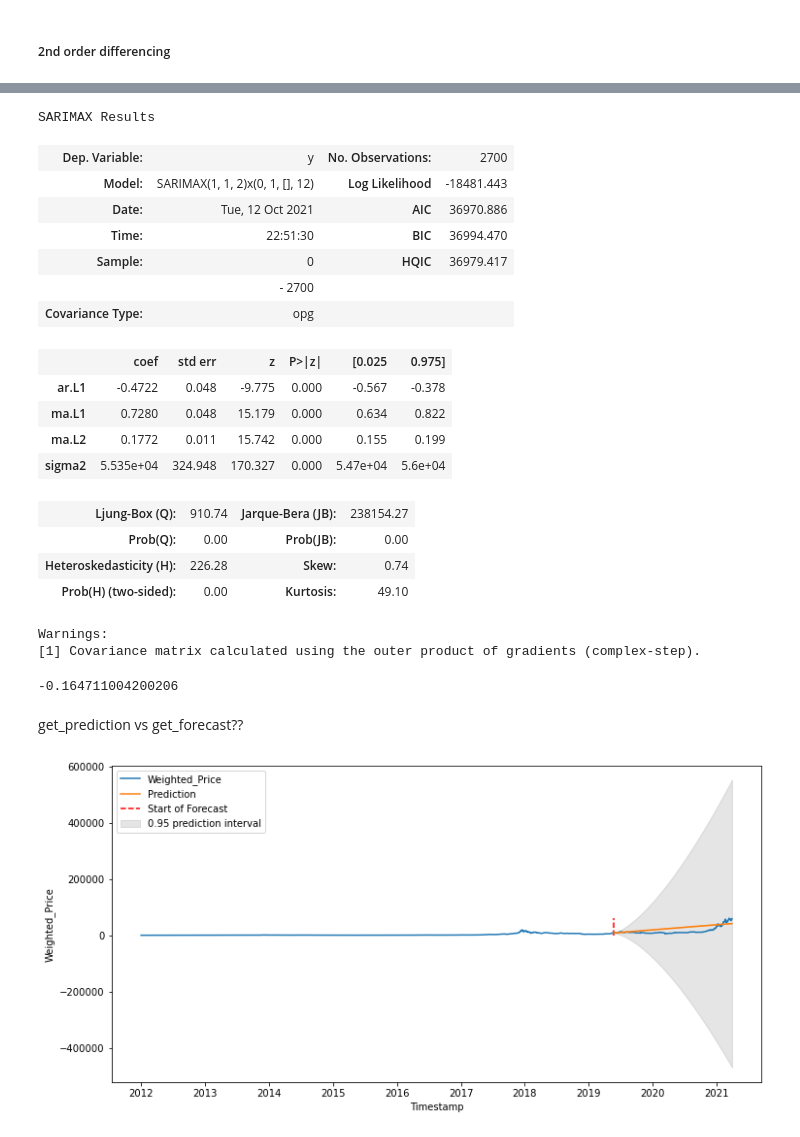
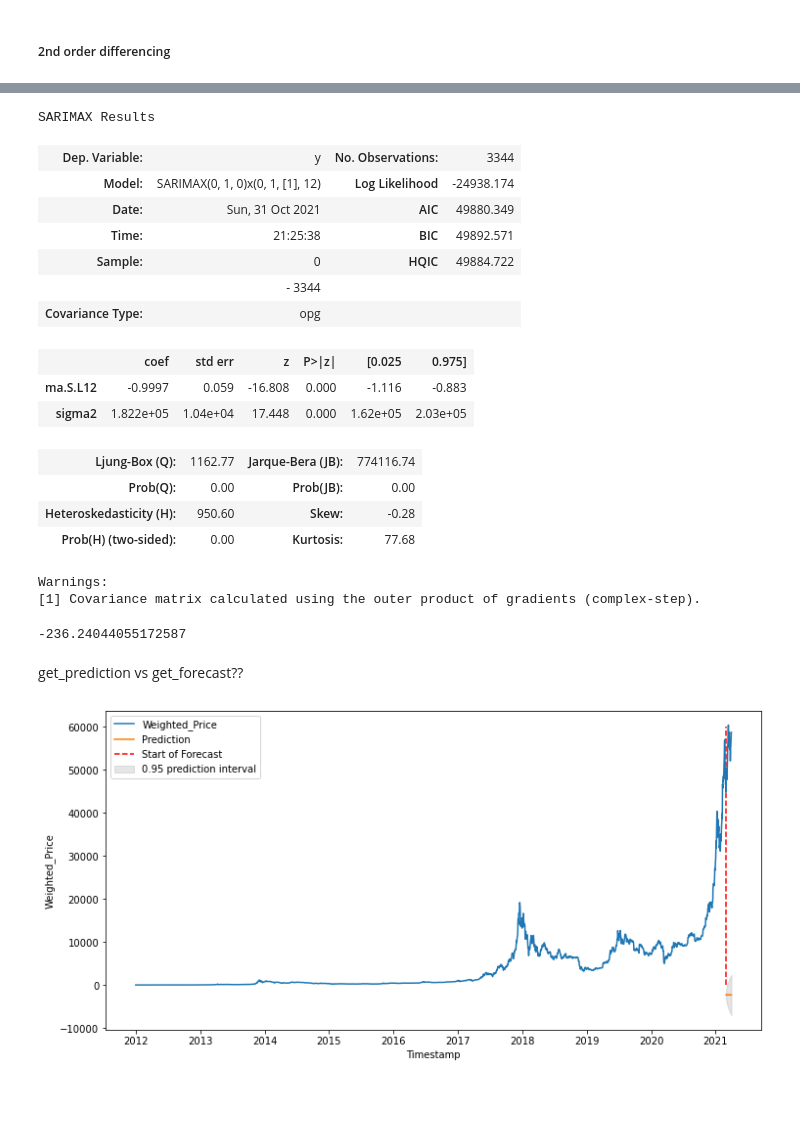
Before and after one commit to aquarius101204/DataScienceCapstoneProjects, a Jupyter notebook: 3rdCapstoneProject_Final/Unit27.1.1_Pre-processing_Work_and_Model_Final.ipynb, the cells around one changed output, grey strips where cells are left out. Saved outputs shown, nothing was run; the diff lists cells and outputs as text; code cells hidden in the pictures; blank space fills up the shorter version.

```diff
--- a/3rdCapstoneProject_Final/Unit27.1.1_Pre-processing_Work_and_Model_Final.ipynb
+++ b/3rdCapstoneProject_Final/Unit27.1.1_Pre-processing_Work_and_Model_Final.ipynb
@@ -468,0 +335,3 @@ Roots
+# %%
+start = test.index[0]
+print(start)
@@ -523,7 +407,7 @@ params = []
 for i in pdq:
     for j in seasonal_pdq:
         try:
-            model = SARIMAX(train.values, order = (i), seasoanl_order = (j))
+            model = SARIMAX(train.dropna().values, order = (i), seasoanl_order = (j))
             model_fit = model.fit()
             print(f"SARIMA : {i}{j} >> AIC {round(model_fit.aic,2)}")
             aic.append(round(model_fit.aic,2))
@@ -574,48 +440,46 @@ optimal
 # %%
-SARIMA_model_opt = SARIMAX(train.values, order=optimal[0][0], seasonal_order = optimal[0][1])
+SARIMA_model_opt = SARIMAX(train_diff.values, order=optimal[0][0], seasonal_order = optimal[0][1])
 SARIMA_model_opt_fit = SARIMA_model_opt.fit()
 SARIMA_model_opt_fit.summary()
 # %% [output]
 SARIMAX Results
-| Dep. Variable: | y | No. Observations: | 2700 |
-| Model: | SARIMAX(1, 1, 2)x(0, 1, [], 12) | Log Likelihood | -18481.443 |
-| Date: | Tue, 12 Oct 2021 | AIC | 36970.886 |
-| Time: | 22:51:30 | BIC | 36994.470 |
-| Sample: | 0 | HQIC | 36979.417 |
-|  | - 2700 |  |  |
+| Dep. Variable: | y | No. Observations: | 3344 |
+| Model: | SARIMAX(0, 1, 0)x(0, 1, [1], 12) | Log Likelihood | -24938.174 |
+| Date: | Sun, 31 Oct 2021 | AIC | 49880.349 |
+| Time: | 21:25:38 | BIC | 49892.571 |
+| Sample: | 0 | HQIC | 49884.722 |
+|  | - 3344 |  |  |
 | Covariance Type: | opg |  |  |
 |  | coef | std err | z | P>|z| | [0.025 | 0.975] |
-| ar.L1 | -0.4722 | 0.048 | -9.775 | 0.000 | -0.567 | -0.378 |
-| ma.L1 | 0.7280 | 0.048 | 15.179 | 0.000 | 0.634 | 0.822 |
-| ma.L2 | 0.1772 | 0.011 | 15.742 | 0.000 | 0.155 | 0.199 |
-| sigma2 | 5.535e+04 | 324.948 | 170.327 | 0.000 | 5.47e+04 | 5.6e+04 |
+| ma.S.L12 | -0.9997 | 0.059 | -16.808 | 0.000 | -1.116 | -0.883 |
+| sigma2 | 1.822e+05 | 1.04e+04 | 17.448 | 0.000 | 1.62e+05 | 2.03e+05 |
-| Ljung-Box (Q): | 910.74 | Jarque-Bera (JB): | 238154.27 |
+| Ljung-Box (Q): | 1162.77 | Jarque-Bera (JB): | 774116.74 |
 | Prob(Q): | 0.00 | Prob(JB): | 0.00 |
-| Heteroskedasticity (H): | 226.28 | Skew: | 0.74 |
-| Prob(H) (two-sided): | 0.00 | Kurtosis: | 49.10 |
+| Heteroskedasticity (H): | 950.60 | Skew: | -0.28 |
+| Prob(H) (two-sided): | 0.00 | Kurtosis: | 77.68 |
 Warnings:
 [1] Covariance matrix calculated using the outer product of gradients (complex-step).
 # %%
 # use model to forecast
-prediction = SARIMA_model_opt_fit.get_forecast(steps=len(test))
-predicted_value = prediction.predicted_mean
-predicted_lb = prediction.conf_int()[:,0]
-predicted_ub = prediction.conf_int()[:,1]
-predict_index = list(test.index)
+pred = SARIMA_model_opt_fit.get_forecast(steps=test.shape[0])
+pred_val = pred.predicted_mean
+pred_lw = pred.conf_int()[:,0]
+pred_up = pred.conf_int()[:,1]
+pred_idx = list(test.index)
 
-r2 = r2_score(test, predicted_value)
+r2 = r2_score(test, pred_val)
 r2
 # %% [output]
--0.164711004200206
+-236.24044055172587
 # %% [markdown]
 get_prediction vs get_forecast??
 # %%
 fig, ax = plt.subplots(figsize=(12,6))
 sns.lineplot(data=btc_daily, x=btc_daily.index, y='Weighted_Price', label='Weighted_Price')
-ax.vlines(datetime(2019,5,26), 0, 60000, linestyle='--', color='r', label='Start of Forecast')
-ax.plot(predict_index, predicted_value, label='Prediction')
-ax.fill_between(predict_index, predicted_lb, predicted_ub, color='k', alpha=0.1, label='0.95 prediction interval')
+ax.vlines(start, 0, 60000, linestyle='--', color='r', label='Start of Forecast')
+ax.plot(pred_idx, pred_val, label='Prediction')
+ax.fill_between(pred_idx, pred_lw, pred_up, color='k', alpha=0.1, label='0.95 prediction interval')
 ax.legend(loc='upper left')
 plt.show()
 # %% [output]
-[figure, old version]
+[figure, new version]
```
Also changed, not shown: parts of 88 cells of this notebook.
